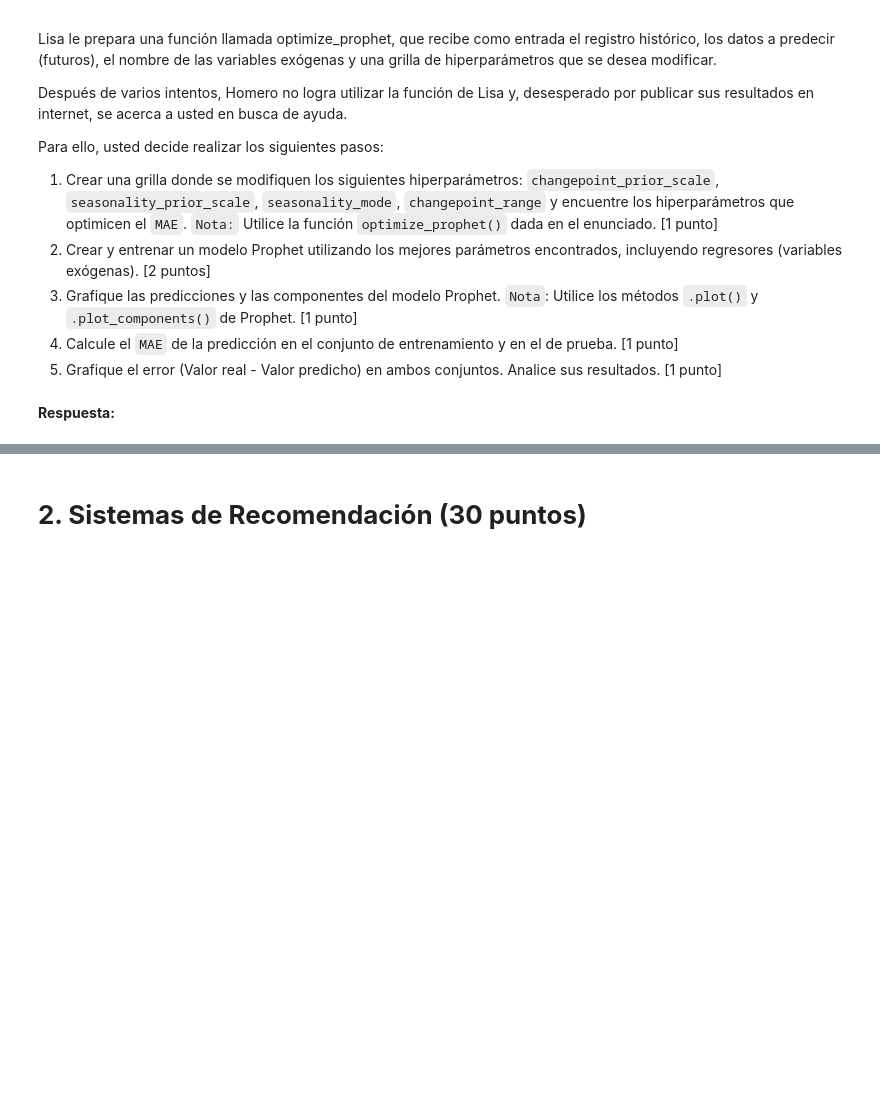
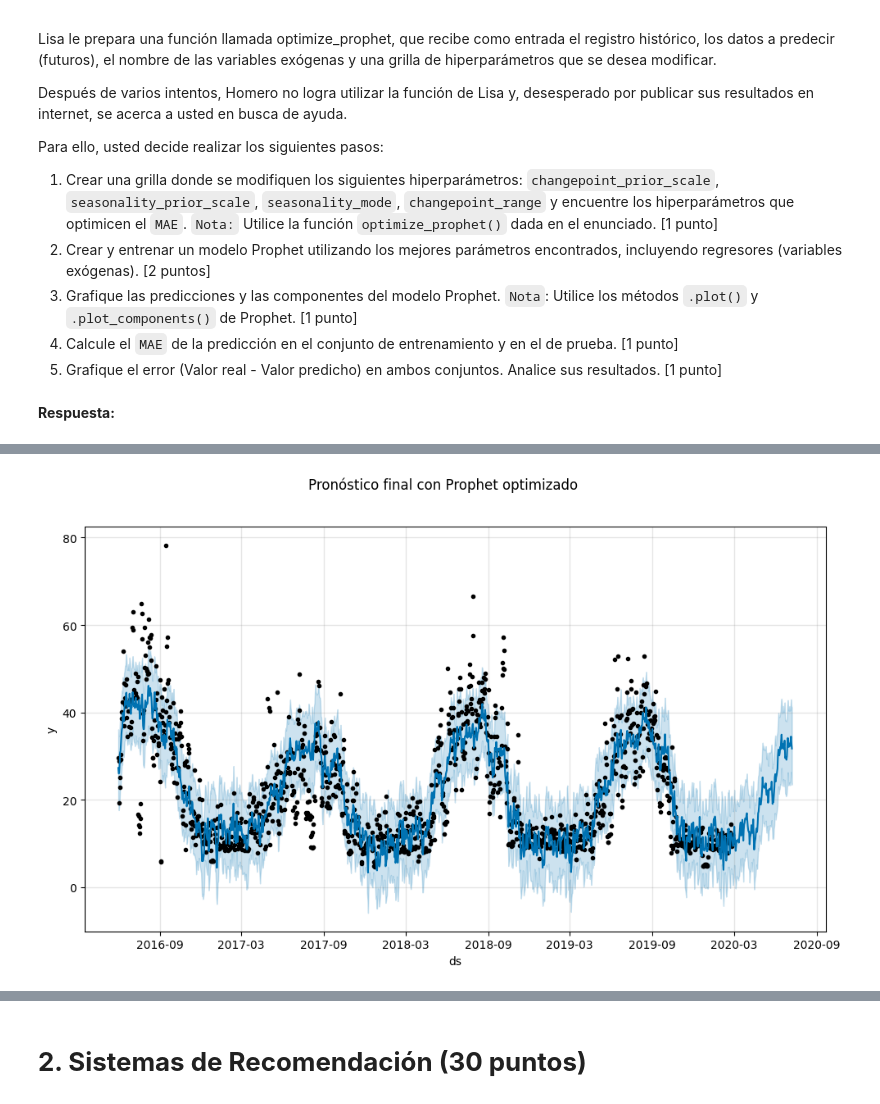
Before and after one commit to jesuvalenzuela/NanSquad, a Jupyter notebook: Lab10/Lab10_enunciado.ipynb, the cells around one changed output, grey strips where cells are left out. Cells and saved outputs as stored; diff of their text form; code cells hidden in the pictures; blank space fills up the shorter version.

```diff
--- a/Lab10/Lab10_enunciado.ipynb
+++ b/Lab10/Lab10_enunciado.ipynb
@@ -1013,0 +783,85 @@ El modelo Prophet optimizado logró mejorar el desempeño al reducir el MAE de t
+# %%
+#CODIGO AQUI
+
+# Optimizando Prophet
+# ===========================================
+tr, te, REG
+train_prophet_lag = tr.copy()
+test_prophet_lag  = te.copy()
+REGRESSORS_ALL    = REG[:]
+
+# --- 1) Grilla de hiperparámetros ---
+param_grid = {
+    "changepoint_prior_scale": [0.01, 0.1, 0.5],
+    "seasonality_prior_scale": [1.0, 5.0, 10.0],
+    "seasonality_mode": ["additive", "multiplicative"],
+    "changepoint_range": [0.8, 0.9],
+}
+
+# --- 2) Ejecutar búsqueda con la función optimize_prophet ---
+tuning_results, best_params = optimize_prophet(
+    df=train_prophet_lag,
+    df_to_pred=test_prophet_lag,
+    features=REGRESSORS_ALL,
+    param_grid=param_grid
+)
+
+print("\n Mejores hiperparámetros encontrados:")
+print(best_params)
+print("\nTop combinaciones (menor MAE primero):")
+try:
+    display(tuning_results.head())
+except Exception:
+    print(tuning_results.head())
+
+# --- 3) Entrenar Prophet con los mejores hiperparámetros ---
+m_best = Prophet(**best_params)
+for reg in REGRESSORS_ALL:
+    m_best.add_regressor(reg)
+
+m_best.fit(train_prophet_lag[["ds", "y"] + REGRESSORS_ALL])
+
+# --- 4) Predicciones (train + test) ---
+future_best = pd.concat(
+    [train_prophet_lag[["ds"] + REGRESSORS_ALL],
+     test_prophet_lag[["ds"] + REGRESSORS_ALL]],
+    ignore_index=True
+).drop_duplicates().sort_values("ds")
+
+forecast_best = m_best.predict(future_best)
+
+# --- 5) Calcular MAE ---
+pred_train = train_prophet_lag.merge(forecast_best[["ds", "yhat"]], on="ds", how="left")
+pred_test  = test_prophet_lag.merge( forecast_best[["ds", "yhat"]], on="ds", how="left")
+
+mae_train_best = mean_absolute_error(pred_train["y"], pred_train["yhat"])
+mae_test_best  = mean_absolute_error(pred_test["y"],  pred_test["yhat"])
+
+print(f"\n [Prophet optimizado] MAE train: {mae_train_best:.3f} | MAE test: {mae_test_best:.3f}")
+
+# --- 6) Gráficos solicitados ---
+fig1 = m_best.plot(forecast_best)
+fig1.suptitle("Pronóstico final con Prophet optimizado", y=1.02)
+plt.tight_layout(); plt.show()
+
+fig2 = m_best.plot_components(forecast_best)
+plt.tight_layout(); plt.show()
+
+# --- 7) Error (real - predicho) ---
+df_all = pd.concat([train_prophet_lag, test_prophet_lag], ignore_index=True)
+res = df_all.merge(forecast_best[["ds", "yhat"]], on="ds", how="left")
+res["error"] = res["y"] - res["yhat"]
+
+plt.figure(figsize=(12, 4))
+plt.plot(res["ds"], res["error"])
+plt.axhline(0, color="k", linestyle="--", alpha=0.8)
+plt.axvline(pd.to_datetime("2020-03-01"), color="k", linestyle="--", alpha=0.6)
+plt.title("Error (Real - Predicho) con Prophet optimizado")
+plt.tight_layout(); plt.show()
+
+# --- 8) Resumen ---
+print("\n Prophet optimizado")
+print(f"Hiperparámetros: {best_params}")
+print(f"MAE entrenamiento: {mae_train_best:.3f}")
+print(f"MAE prueba:        {mae_test_best:.3f}")
+# %% [output]
@@ -1013,0 +879 @@ El modelo Prophet optimizado logró mejorar el desempeño al reducir el MAE de t
+[figure, added]
```
Also changed, not shown: parts of 49 cells of this notebook.
